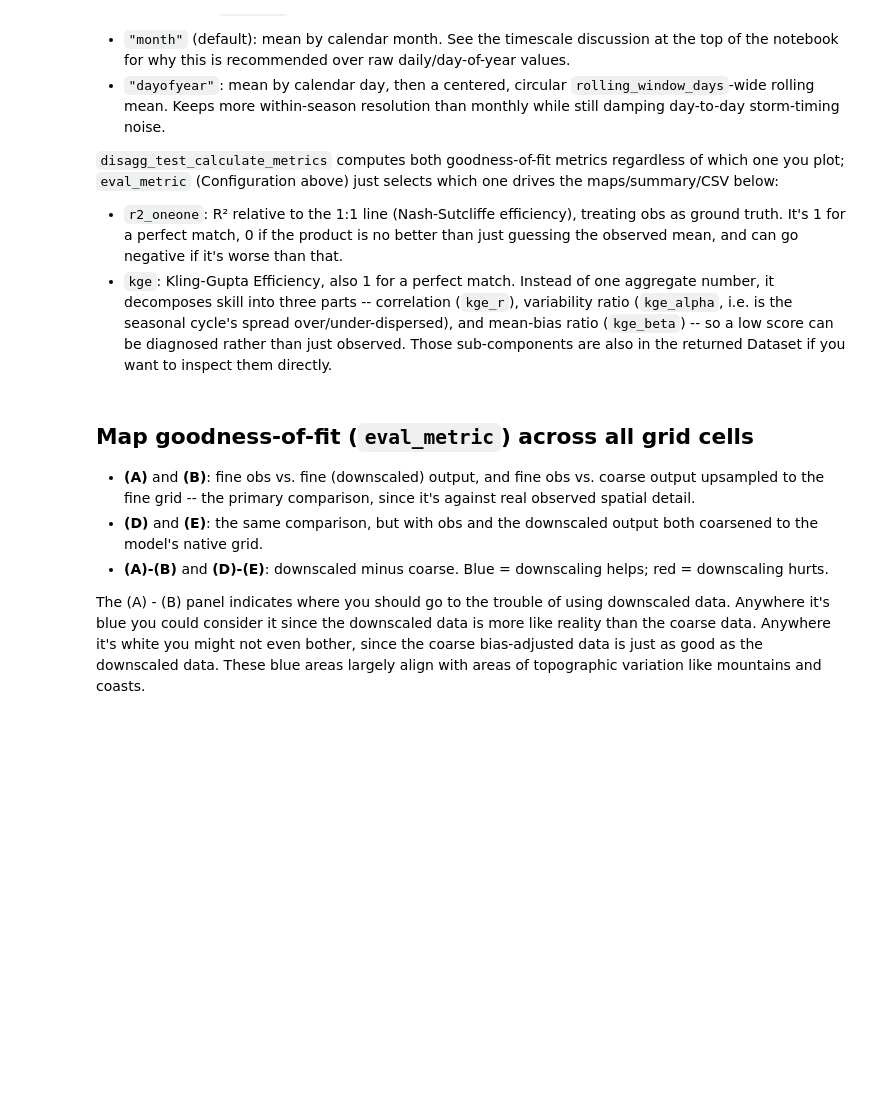
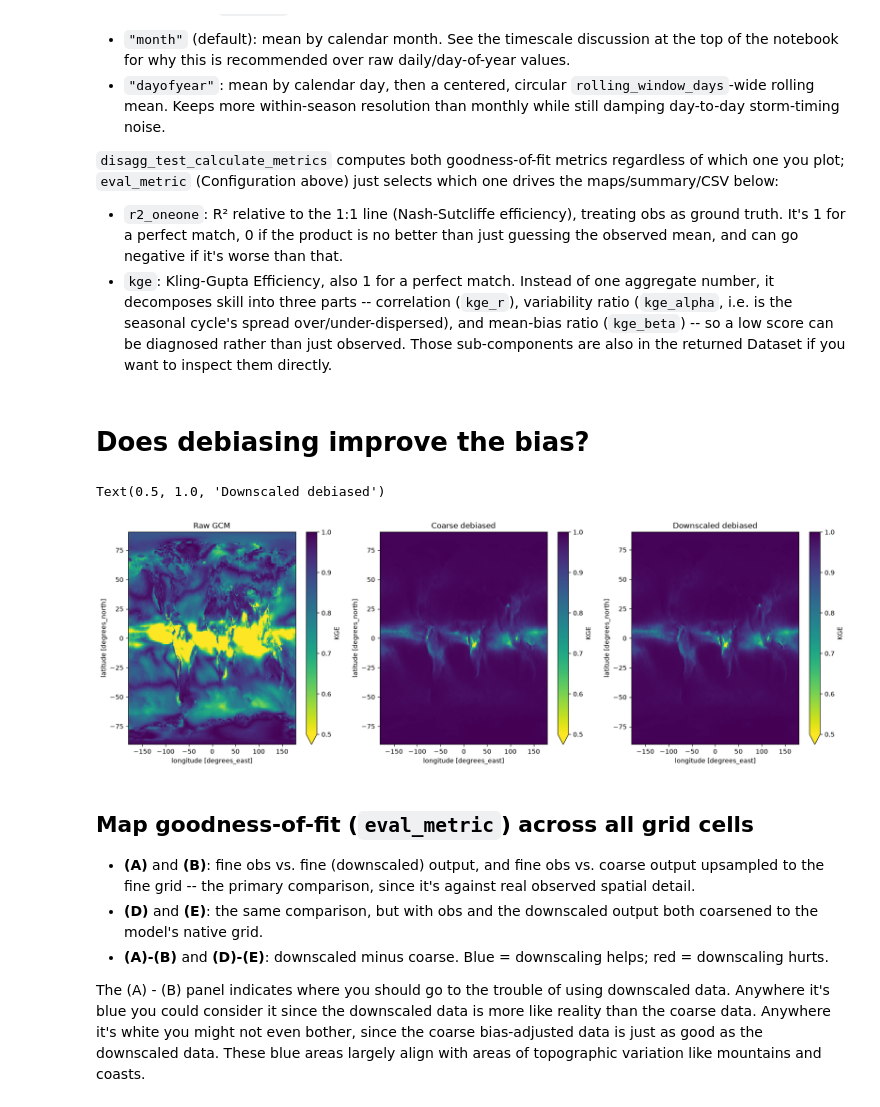
Before and after one commit to carbonplan/sai-downscaling, a Jupyter notebook: notebooks/QA_QC/rsds/compare_historical_bias_rsds.ipynb, the cells around one changed output. Saved outputs shown, nothing was run; the diff lists cells and outputs as text; code cells hidden in the pictures; blank space fills up the shorter version.

```diff
--- a/notebooks/QA_QC/rsds/compare_historical_bias_rsds.ipynb
+++ b/notebooks/QA_QC/rsds/compare_historical_bias_rsds.ipynb
@@ -199,3 +202,43 @@ metrics_obscoarse_outputcoarse = disagg_test_calculate_metrics(
+# %%
+metrics_obsfine_outputfine = disagg_test_calculate_metrics(
+    x=obs_fine_clim, y=debiased_downscaled_clim, time_dim=time_dim
+)
+metrics_obsfine_outputcoarse = disagg_test_calculate_metrics(
+    x=obs_fine_clim, y=coarse_debiased_finegrid_clim, time_dim=time_dim
+)
+
+metrics_obscoarse_outputfine = disagg_test_calculate_metrics(
+    x=obs_coarse_clim, y=coarsened_debiased_downscaled_clim, time_dim=time_dim
+)
+metrics_obscoarse_outputcoarse = disagg_test_calculate_metrics(
+    x=obs_coarse_clim, y=coarse_debiased_clim, time_dim=time_dim
+)
+
+metrics_obscoarse_rawgcm = disagg_test_calculate_metrics(
+    x=obs_coarse_clim, y=raw_hist_clim, time_dim=time_dim
+)
+# %% [markdown]
+# Does debiasing improve the bias?
+# %%
+plt.figure(figsize=(20, 6))
+plt.subplot(1, 3, 1)
+metrics_obscoarse_rawgcm[eval_metric].plot(
+    vmin=metric_vmin, vmax=metric_vmax, cmap=plt.cm.viridis_r, cbar_kwargs={"label": metric_label}
+)
+plt.title("Raw GCM")
+plt.subplot(1, 3, 2)
+metrics_obscoarse_outputcoarse[eval_metric].plot(
+    vmin=metric_vmin, vmax=metric_vmax, cmap=plt.cm.viridis_r, cbar_kwargs={"label": metric_label}
+)
+plt.title("Coarse debiased")
+plt.subplot(1, 3, 3)
+metrics_obsfine_outputfine[eval_metric].plot(
+    vmin=metric_vmin, vmax=metric_vmax, cmap=plt.cm.viridis_r, cbar_kwargs={"label": metric_label}
+)
+plt.title("Downscaled debiased")
+# %% [output]
+Text(0.5, 1.0, 'Downscaled debiased')
+[figure, added]
 # %% [markdown]
 ## Map goodness-of-fit (`eval_metric`) across all grid cells
 
```
Also changed, not shown: parts of 12 cells of this notebook.
